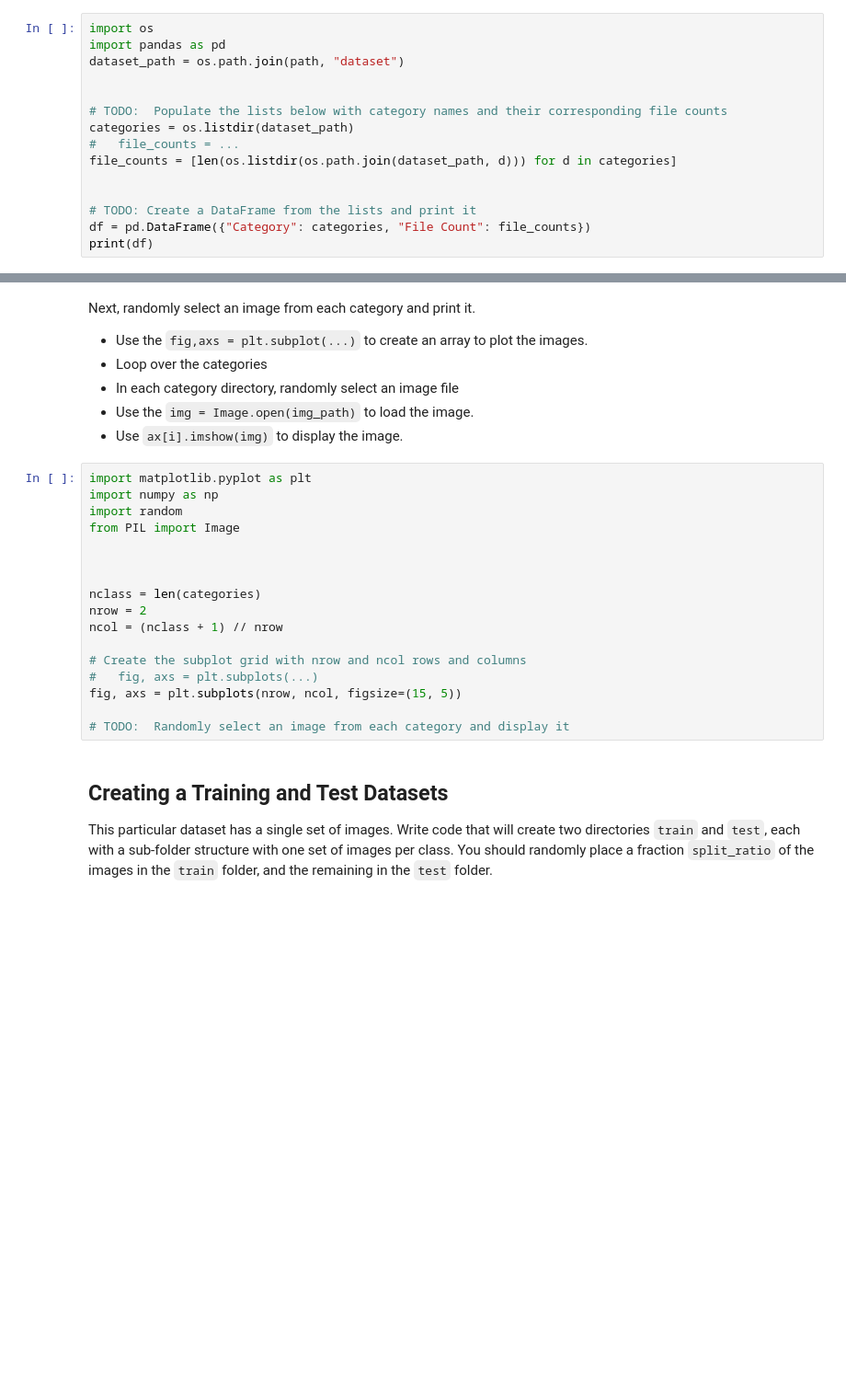
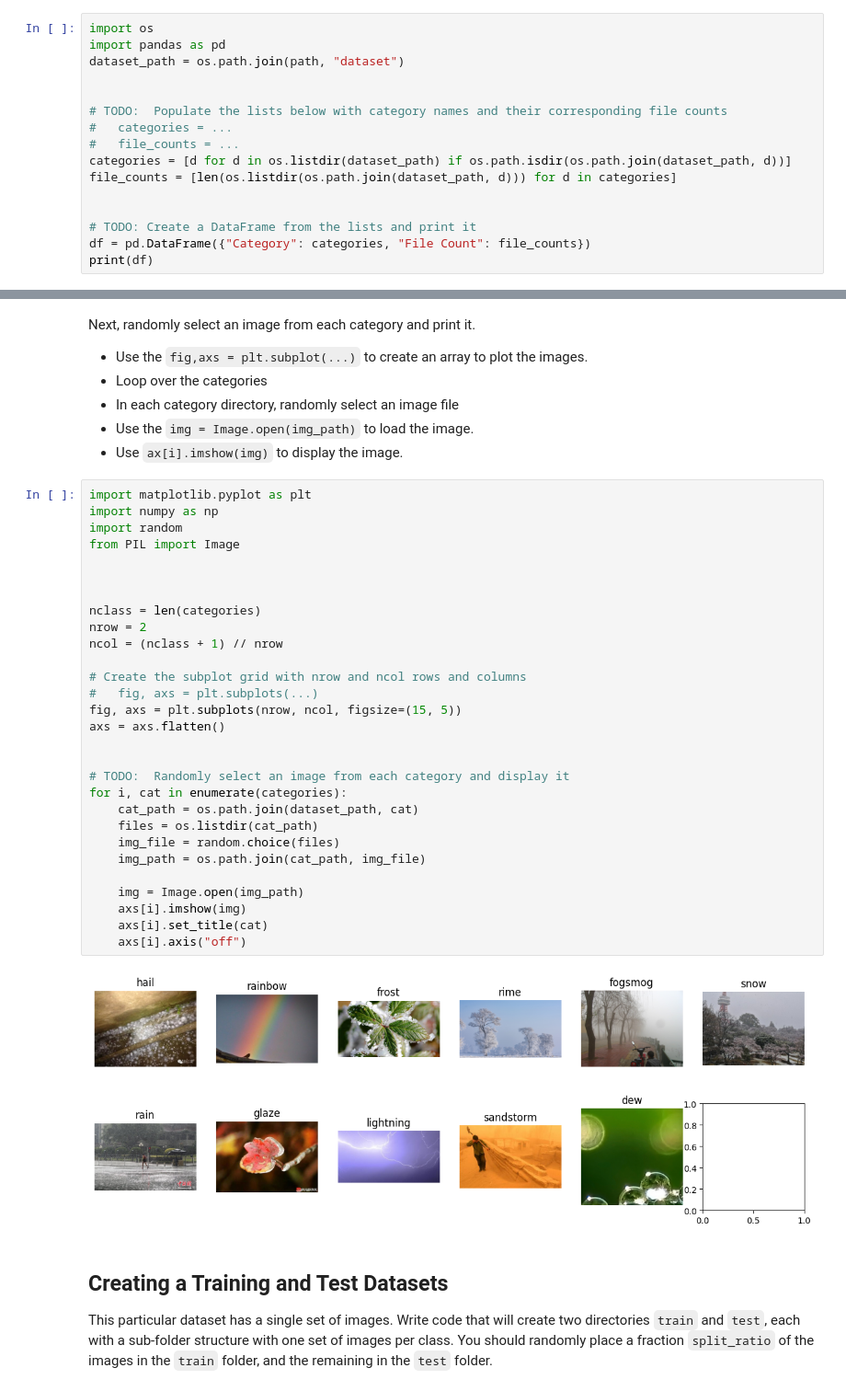
Before and after one commit to prachi-pradhan/introml, a Jupyter notebook: unit10_cnn/lab_weather_partial.ipynb, the cells around one changed output, grey strips where cells are left out. Shown at 92% size. Drawn from its saved outputs; the diff is of its cells as text; blank space fills up the shorter version.

```diff
--- a/unit10_cnn/lab_weather_partial.ipynb
+++ b/unit10_cnn/lab_weather_partial.ipynb
@@ -68,8 +67,9 @@ dataset_path = os.path.join(path, "dataset")
 
 
 # TODO:  Populate the lists below with category names and their corresponding file counts
-categories = os.listdir(dataset_path)
+#   categories = ...
 #   file_counts = ...
+categories = [d for d in os.listdir(dataset_path) if os.path.isdir(os.path.join(dataset_path, d))]
 file_counts = [len(os.listdir(os.path.join(dataset_path, d))) for d in categories]
 
 
@@ -100,20 +100,34 @@ Next, randomly select an image from each category and print it.
 # %%
 import matplotlib.pyplot as plt
 import numpy as np
 import random
 from PIL import Image
 
 
 
 nclass = len(categories)
 nrow = 2
 ncol = (nclass + 1) // nrow
 
 # Create the subplot grid with nrow and ncol rows and columns
 #   fig, axs = plt.subplots(...)
 fig, axs = plt.subplots(nrow, ncol, figsize=(15, 5))
+axs = axs.flatten()
+
 
 # TODO:  Randomly select an image from each category and display it
+for i, cat in enumerate(categories):
+    cat_path = os.path.join(dataset_path, cat)
+    files = os.listdir(cat_path)
+    img_file = random.choice(files)
+    img_path = os.path.join(cat_path, img_file)
+
+    img = Image.open(img_path)
+    axs[i].imshow(img)
+    axs[i].set_title(cat)
+    axs[i].axis("off")
+# %% [output]
+[figure, added]
 # %% [markdown]
 ## Creating a Training and Test Datasets
 This particular dataset has a single set of images.  Write code that will create two directories `train` and `test`, each with a sub-folder structure  with one set of images per class.  You should randomly place a fraction `split_ratio` of the images in the `train` folder, and the remaining in the `test` folder.
```
Also changed, not shown: parts of 4 cells of this notebook.
